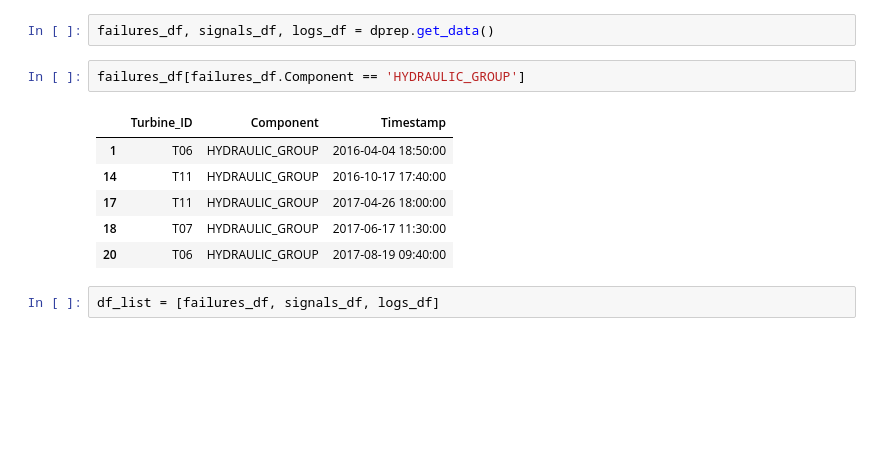
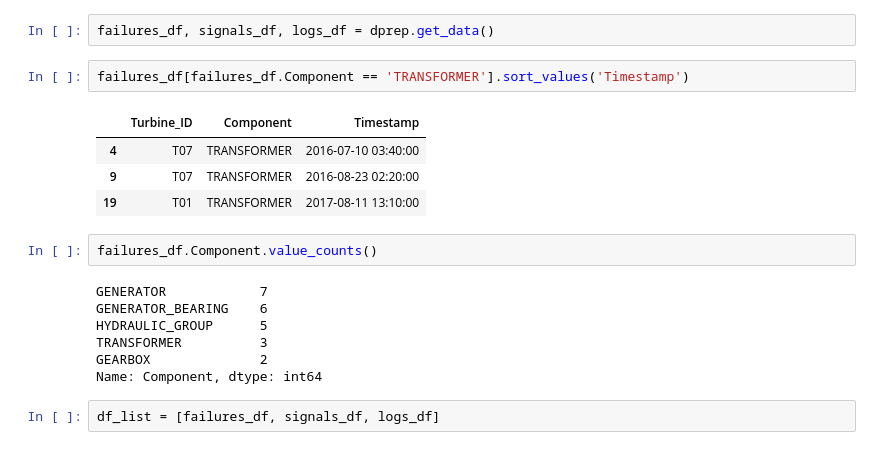
Before and after one commit to RicardoJPedro82/wmillfailprev, a Jupyter notebook: notebooks/Data_prep_clean.ipynb, the cells around one changed output. Saved outputs shown, nothing was run; the diff lists cells and outputs as text; blank space fills up the shorter version.

```diff
--- a/notebooks/Data_prep_clean.ipynb
+++ b/notebooks/Data_prep_clean.ipynb
@@ -30,14 +33,21 @@ tentativa = 0
 # %%
 failures_df, signals_df, logs_df = dprep.get_data()
 # %%
-failures_df[failures_df.Component == 'HYDRAULIC_GROUP']
+failures_df[failures_df.Component == 'TRANSFORMER'].sort_values('Timestamp')
 # %% [output]
 |  | Turbine_ID | Component | Timestamp |
-| 1 | T06 | HYDRAULIC_GROUP | 2016-04-04 18:50:00 |
-| 14 | T11 | HYDRAULIC_GROUP | 2016-10-17 17:40:00 |
-| 17 | T11 | HYDRAULIC_GROUP | 2017-04-26 18:00:00 |
-| 18 | T07 | HYDRAULIC_GROUP | 2017-06-17 11:30:00 |
-| 20 | T06 | HYDRAULIC_GROUP | 2017-08-19 09:40:00 |
+| 4 | T07 | TRANSFORMER | 2016-07-10 03:40:00 |
+| 9 | T07 | TRANSFORMER | 2016-08-23 02:20:00 |
+| 19 | T01 | TRANSFORMER | 2017-08-11 13:10:00 |
+# %%
+failures_df.Component.value_counts()
+# %% [output]
+GENERATOR            7
+GENERATOR_BEARING    6
+HYDRAULIC_GROUP      5
+TRANSFORMER          3
+GEARBOX              2
+Name: Component, dtype: int64
 # %%
 df_list = [failures_df, signals_df, logs_df]
 # %% [markdown]
```
Also changed, not shown: parts of 19 cells of this notebook, 2 other files.
